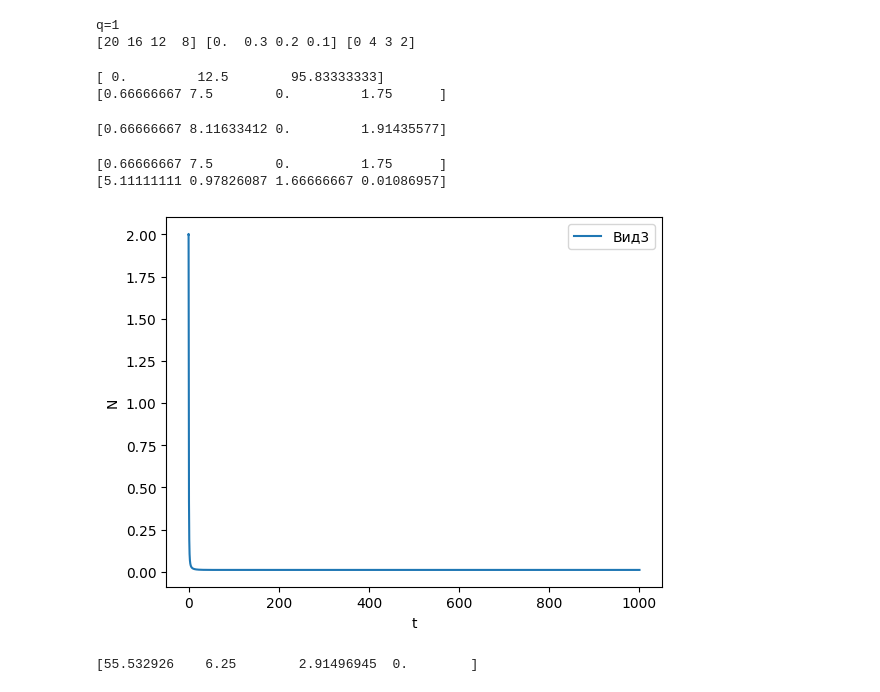
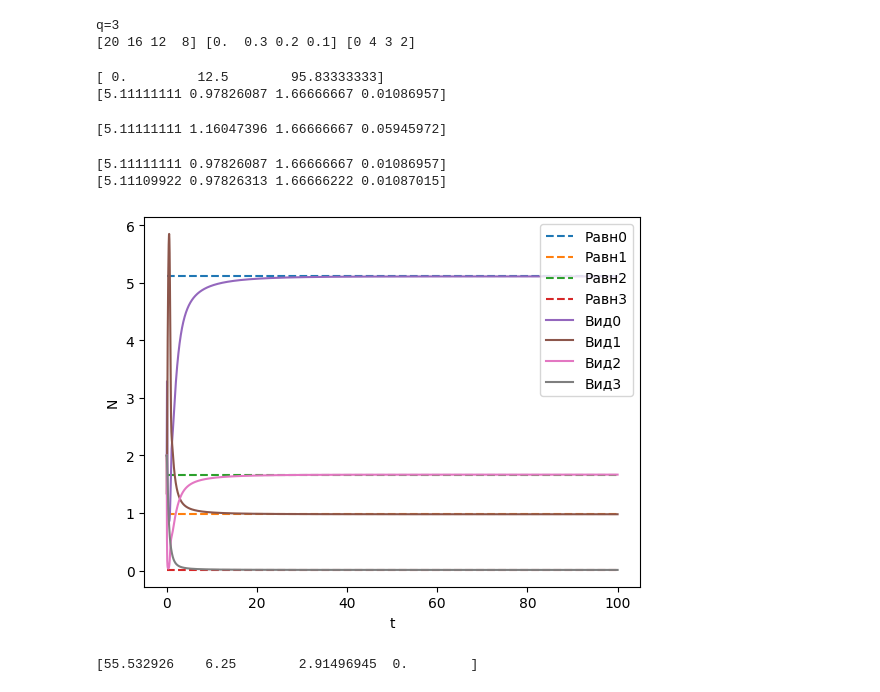
Before and after one commit to Dezzelshipc/TeX-files, a Jupyter notebook: Other/diplopa-25/src/torf_chain.ipynb, the cells around one changed output. Drawn from its saved outputs; the diff is of its cells as text; code cells hidden in the pictures.

```diff
--- a/Other/diplopa-25/src/torf_chain.ipynb
+++ b/Other/diplopa-25/src/torf_chain.ipynb
@@ -19,7 +19,7 @@ def runge_kutta(function, y0: np.ndarray | float, time_space: np.ndarray) -> tup
     return x_a, np.array(y_a)
 # %%
 n = 4 # 0 - 3
-q = 1
+q = 3
 print(f"{q=}")
 
 Q = 100
@@ -36,7 +36,7 @@ f = np.append([0], [ sum(mu[2-(i%2):i+2:2]/H[2-(i%2):i+2:2]) for i in range(1, n
 
 print( alpha, k, m )
 # %% [output]
-q=1
+q=3
 [20 16 12  8] [0.  0.3 0.2 0.1] [0 4 3 2]
 # %%
 # Flow
@@ -62,7 +62,7 @@ print( alpha[0] * f[:-1] * f[1:] )
 print(NF)
 # %% [output]
 [ 0.         12.5        95.83333333]
-[0.66666667 7.5        0.         1.75      ]
+[5.11111111 0.97826087 1.66666667 0.01086957]
 # %%
 # Cycle
 
@@ -94,7 +94,7 @@ NC = N.copy()
 
 print(NC)
 # %% [output]
-[0.66666667 8.11633412 0.         1.91435577]
+[5.11111111 1.16047396 1.66666667 0.05945972]
 # %%
 # flow chain
 def get_right_flow(func_v, func_1=None):
@@ -131,33 +131,33 @@ Tl, Nl = runge_kutta(right_flow, N0, t_s)
 # %%
 slc_start = 0
 slc = -1
 
-start = 3
+start = 0
 leg = []
 
-# for i in range(start,n):
-#     plt.plot([0, Tl[slc-1]], [NF[i]]*2, "--")
-#     leg.append(f"Равн{i}")
+for i in range(start,n):
+    plt.plot([0, Tl[slc-1]], [NF[i]]*2, "--")
+    leg.append(f"Равн{i}")
 
 for i in range(start,n):
     plt.plot(Tl[slc_start:slc], Nl[slc_start:slc,i])
     leg.append(f"Вид{i}")
 
 plt.legend(
     leg,
     loc='upper right'
 )
 plt.xlabel('t')
 plt.ylabel('N')
 print(NF)
 
 print(Nl[-1])
 
 plt.savefig("./figs/exp1.pdf")
 # %% [output]
-[0.66666667 7.5        0.         1.75      ]
 [5.11111111 0.97826087 1.66666667 0.01086957]
+[5.11109922 0.97826313 1.66666222 0.01087015]
-[figure, old version]
+[figure, new version]
 # %%
 # cycle chain
 def right_cycle(t, x):
```
Also changed, not shown: parts of 1 cell of this notebook, 8 other files.
